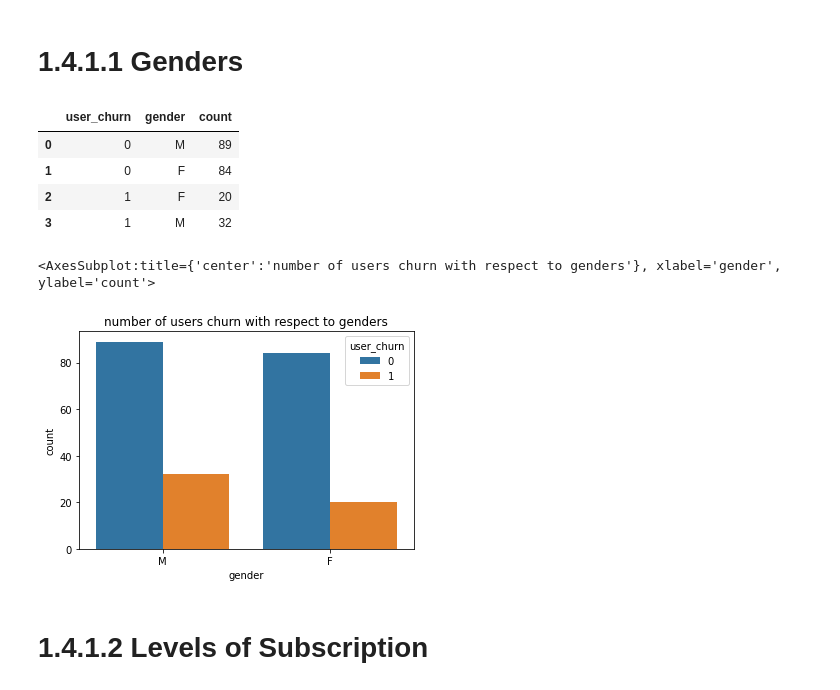
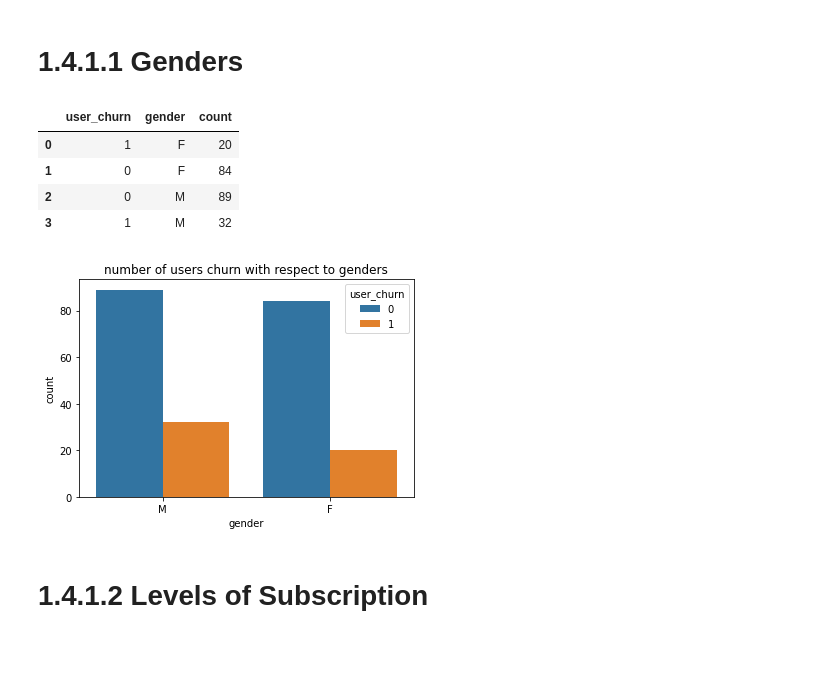
Before and after one commit to yatfungleung/Sparkify-User-Churn-Prediction, a Jupyter notebook: 1_data_cleaning.ipynb, the cells around one changed output. Cells and saved outputs as stored; diff of their text form; code cells hidden in the pictures; blank space fills up the shorter version.

```diff
--- a/1_data_cleaning.ipynb
+++ b/1_data_cleaning.ipynb
@@ -434,20 +434,20 @@ only showing top 10 rows
 # %%
 # gender distribution
 
 df_gender_pd = df.drop_duplicates(['userId', 'gender'])\
-    .groupby(['user_churn', 'gender']).count().sort('user_churn').toPandas()
+    .groupby(['user_churn', 'gender']).count().sort('gender').toPandas()
 df_gender_pd
 # %% [output]
 |  | user_churn | gender | count |
-| 0 | 0 | M | 89 |
+| 0 | 1 | F | 20 |
 | 1 | 0 | F | 84 |
-| 2 | 1 | F | 20 |
+| 2 | 0 | M | 89 |
 | 3 | 1 | M | 32 |
 # %%
 # display in bar chart
 
 plt.title('number of users churn with respect to genders')
 sns.barplot(x = 'gender', y = 'count', data = df_gender_pd, hue = 'user_churn')
+plt.show()
 # %% [output]
-<AxesSubplot:title={'center':'number of users churn with respect to genders'}, xlabel='gender', ylabel='count'>
 [figure]
```
Also changed, not shown: parts of 4 cells of this notebook.
